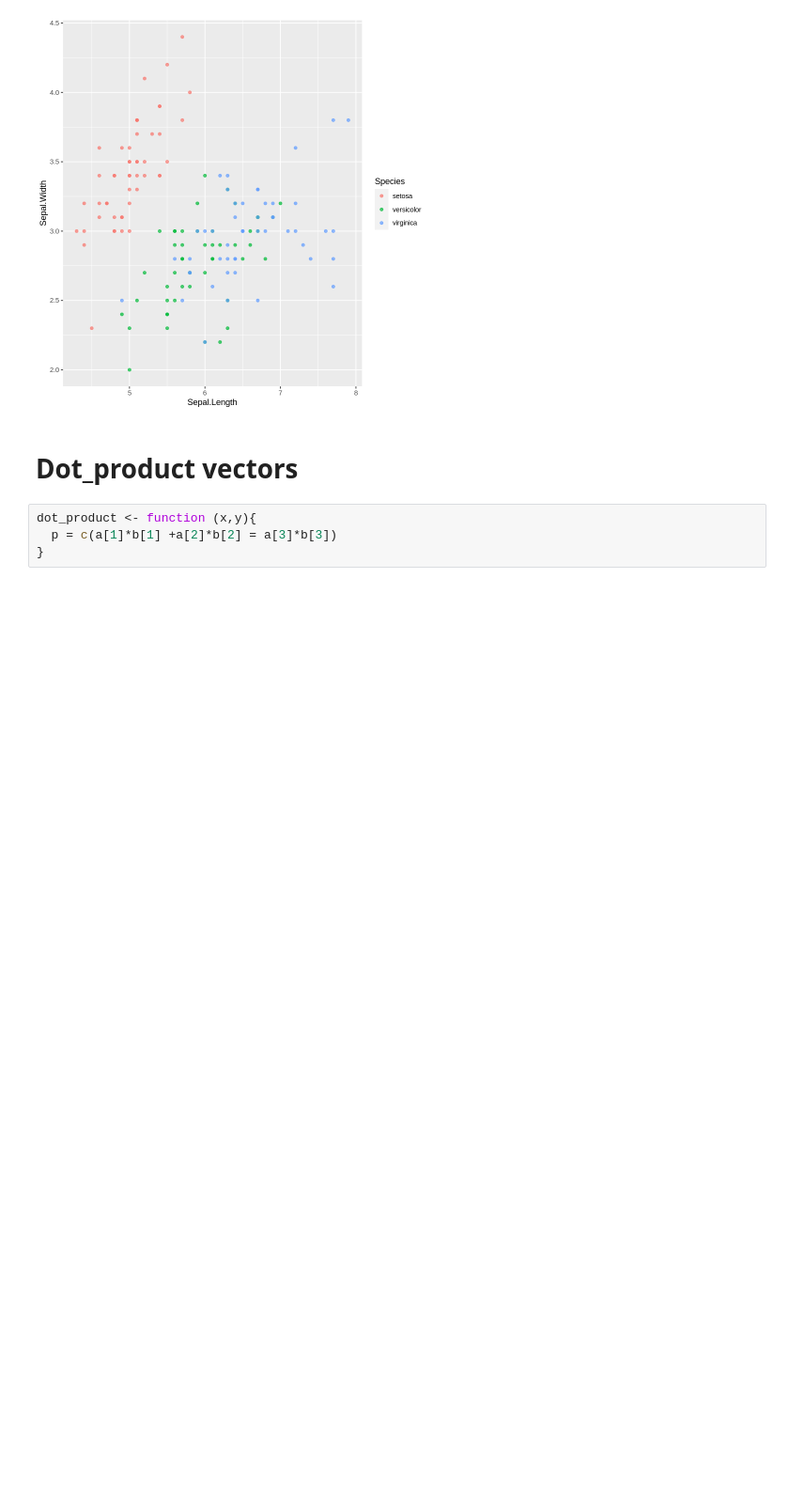
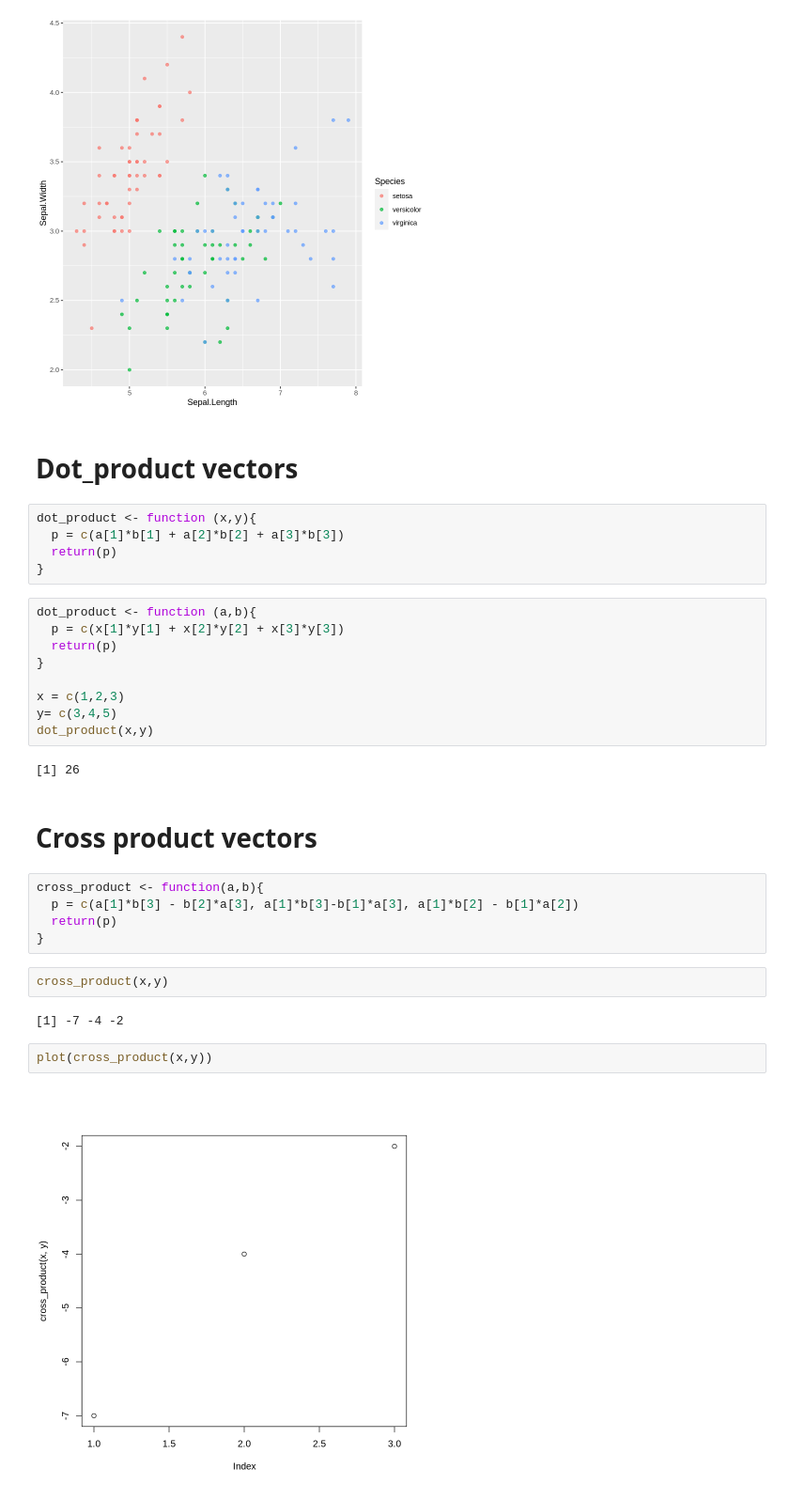
Before and after one commit to cedrickjean/Vehicle-position-c-programming, a Jupyter notebook: python-basics/google-colab-r.ipynb, the cells around one changed output. Shown at 94% size. Drawn from its saved outputs; the diff is of its cells as text; blank space fills up the shorter version.

```diff
--- a/python-basics/google-colab-r.ipynb
+++ b/python-basics/google-colab-r.ipynb
@@ -72,5 +70,32 @@ geom_point(alpha=0.7)
 # **Dot_product vectors**
 # %%
 dot_product <- function (x,y){
-  p = c(a[1]*b[1] +a[2]*b[2] = a[3]*b[3])
+  p = c(a[1]*b[1] + a[2]*b[2] + a[3]*b[3])
+  return(p)
 }
+# %%
+dot_product <- function (a,b){
+  p = c(x[1]*y[1] + x[2]*y[2] + x[3]*y[3])
+  return(p)
+}
+
+x = c(1,2,3)
+y= c(3,4,5)
+dot_product(x,y)
+# %% [output]
+[1] 26
+# %% [markdown]
+# **Cross product vectors**
+# %%
+cross_product <- function(a,b){
+  p = c(a[1]*b[3] - b[2]*a[3], a[1]*b[3]-b[1]*a[3], a[1]*b[2] - b[1]*a[2])
+  return(p)
+}
+# %%
+cross_product(x,y)
+# %% [output]
+[1] -7 -4 -2
+# %%
+plot(cross_product(x,y))
+# %% [output]
+[figure, added]
```
Also changed, not shown: parts of 3 cells of this notebook.
